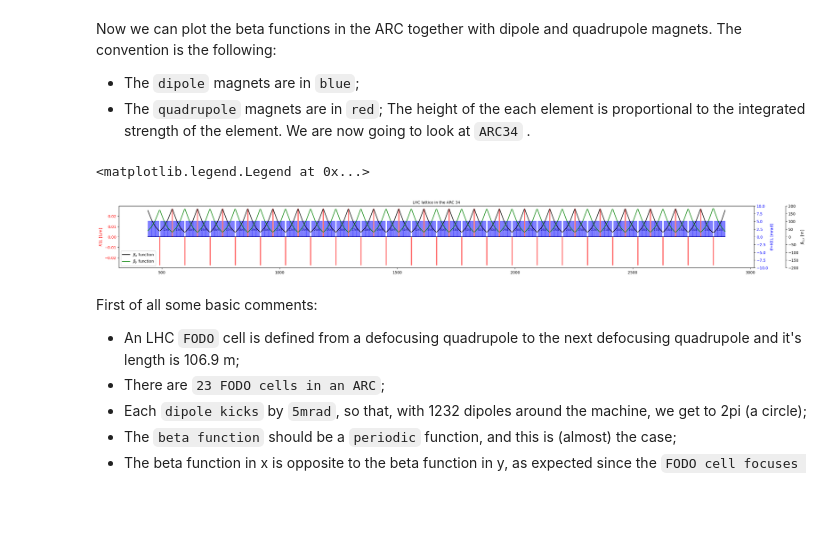
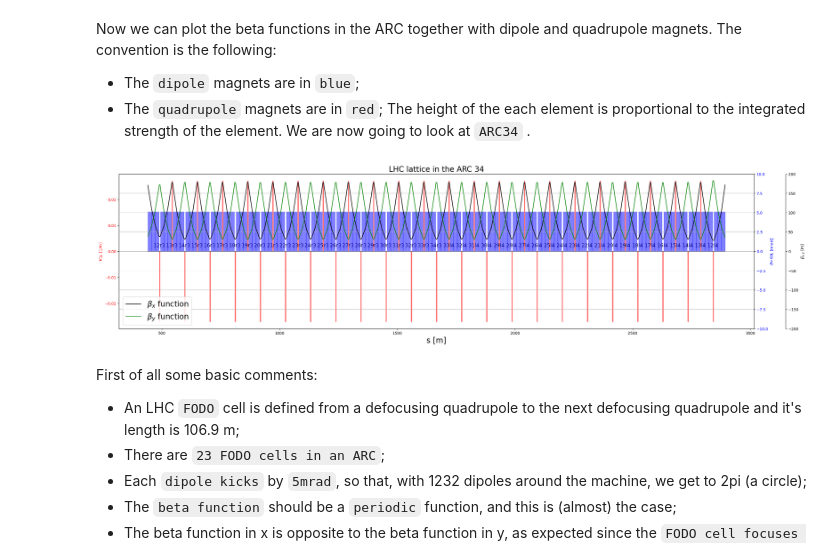
Before and after one commit to andreafornara/Tutorial, a Jupyter notebook: examples/003_thick_study.ipynb, the cells around one changed output. Cells and saved outputs as stored; diff of their text form; code cells hidden in the pictures; blank space fills up the shorter version.

```diff
--- a/examples/003_thick_study.ipynb
+++ b/examples/003_thick_study.ipynb
@@ -70,9 +70,8 @@ The convention is the following:
 The height of the each element is proportional to the integrated strength of the element.
 We are now going to look at `ARC34` .
 # %%
-
-fig = plt.figure(figsize=(30,10))
-fontsize = 10
+fig = plt.figure(figsize=(30,25))
+fontsize = 20
 ax1 = plt.subplot2grid((3,3), (0,0), colspan=3, rowspan=1)
 plt.plot(twiss_b1.rows['s.arc.34.b1':'e.arc.34.b1', ]['s'],
          0*twiss_b1.rows['s.arc.34.b1':'e.arc.34.b1', ]['s'],'k')
@@ -83,39 +82,38 @@ for ii in (twiss_b1.rows['s.arc.34.b1':'e.arc.34.b1', ]['name']):
         #print(ii, k1l)
         plotLatticeSeries(plt.gca(),twiss_b1, ii, aux, height=k1l, v_offset=k1l/2, color='red')
         # add a label for each quadrupole on top of it with its name
         name = ' '+ii.split('.')[1]+' '
-        plt.gca().text(twiss_b1['s', ii]+28.6, np.abs(k1l)/4,
-                       name, fontsize=7, color='k', horizontalalignment='center', verticalalignment='center')
+        plt.gca().text(twiss_b1['s', ii], np.abs(k1l)/12,
+                       name, fontsize=13, color='black', horizontalalignment='center', verticalalignment='center')
 ax1.set_ylabel(r'$K1L$ [1/m]', color='red')
 ax1.tick_params(axis='y', labelcolor='red')
 FODO_cell_length = twiss_b1['s','mq.28l2.b1']-twiss_b1['s','mq.30l2.b1']
 ax2 = ax1.twinx()
 ax2.set_ylim(-10,10)
 for ii in (twiss_b1.rows['s.arc.34.b1':'e.arc.34.b1', ]['name']):
     if((ii.startswith('mb.')) and ii.endswith('b1')):
         aux =my_dict['elements'][ii]
         kl = my_dict['elements'][ii]['k0']*my_dict['elements'][ii]['length']
         plotLatticeSeries(plt.gca(),twiss_b1, ii, aux, height=kl*1000, v_offset=kl/2*1000, color='blue')
 color = 'blue'
 ax2.set_ylabel(r'$\theta$=K0L [mrad]', color=color)
 ax2.tick_params(axis='y', labelcolor=color)
 plt.title('LHC lattice in the ARC 34', fontsize = fontsize)
-plt.xlabel('s [m]', fontsize = fontsize)
 color = 'k'
 ax3 = ax1.twinx()
 ax3.set_ylim(-200,200)
 ax3.spines.right.set_position(("axes", 1.05))
 plt.gca().plot(twiss_b1.rows['s.arc.34.b1':'e.arc.34.b1', ]['s'],
                twiss_b1.rows['s.arc.34.b1':'e.arc.34.b1', ]['betx'],'k',label=r'$\beta_{x}$ function')
 plt.gca().plot(twiss_b1.rows['s.arc.34.b1':'e.arc.34.b1', ]['s'],
                twiss_b1.rows['s.arc.34.b1':'e.arc.34.b1', ]['bety'],'green',label=r'$\beta_{y}$ function')
-
 ax3.set_ylabel(r'$\beta_{x,y}$ [m]', color=color)
 ax3.tick_params(axis='y', labelcolor=color)
 plt.legend(fontsize = fontsize)
+ax1.set_xlabel('s [m]', fontsize = fontsize)
+plt.grid()
 # %% [output]
-<matplotlib.legend.Legend at 0x...>
-[figure, old version]
+[figure, new version]
 # %% [markdown]
 First of all some basic comments:
 - An LHC `FODO` cell is defined from a defocusing quadrupole to the next defocusing quadrupole and it's length is 106.9 m;
```
Also changed, not shown: 3 other files.
